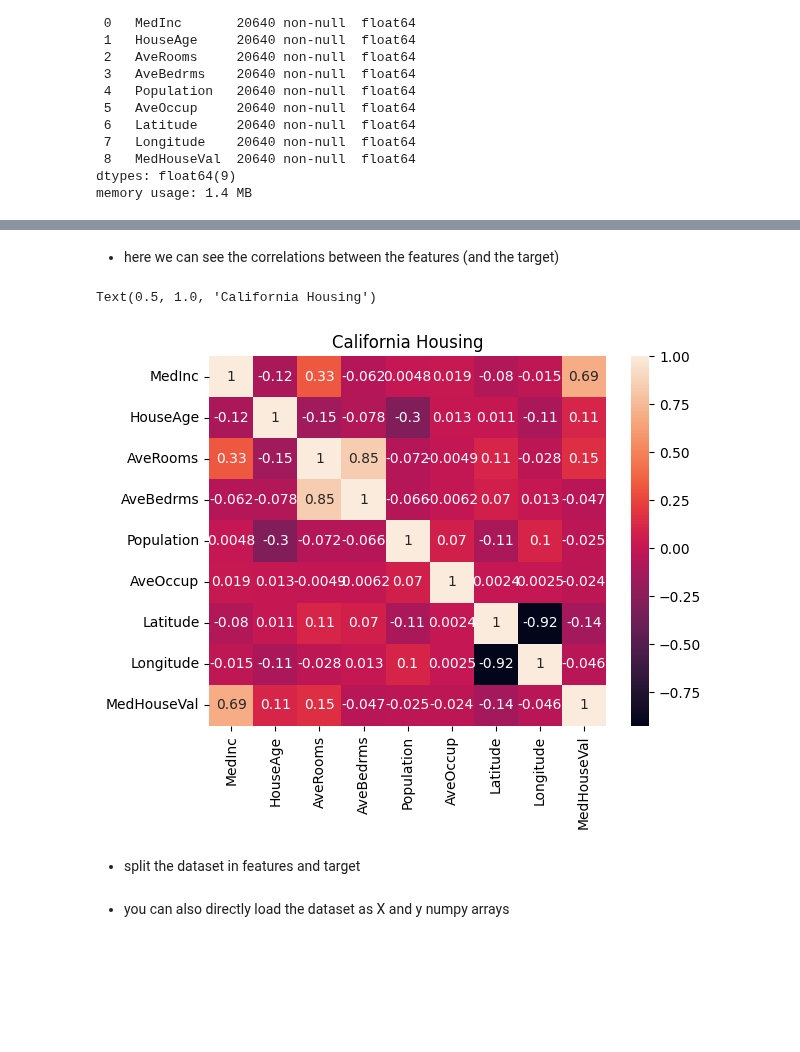
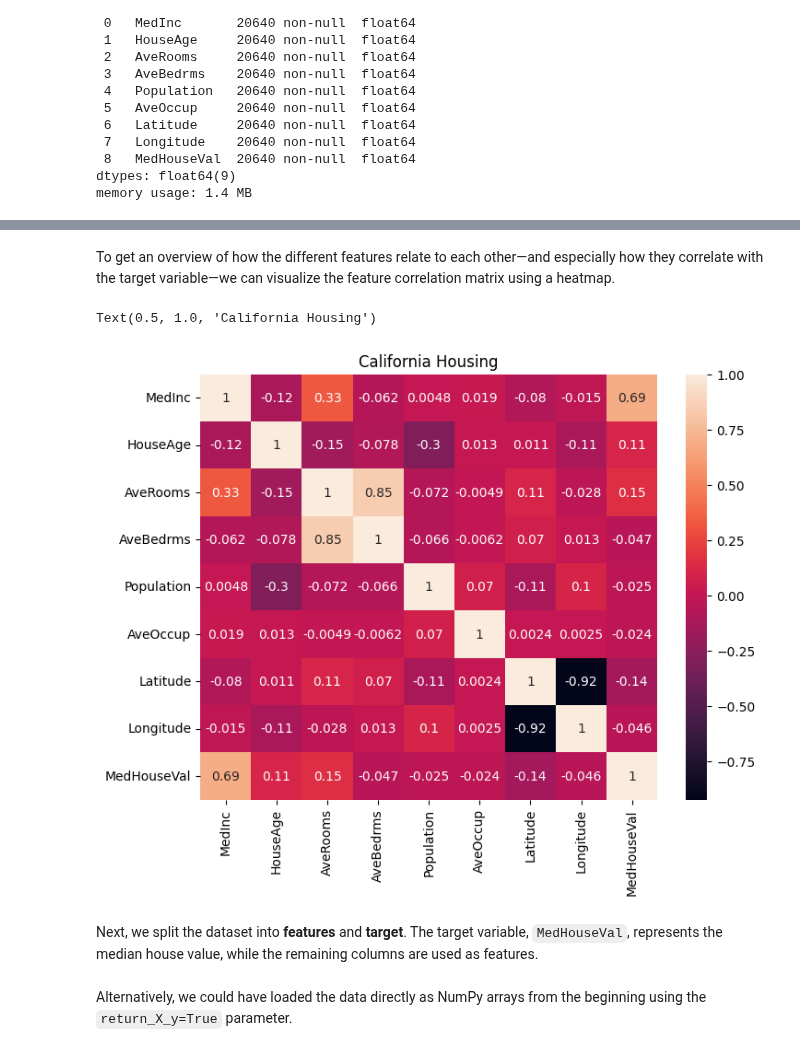
Before and after one commit to dncwood/ml-algorithms-from-scratch, a Jupyter notebook: linear_regression/linear_reg.ipynb, the cells around one changed output, grey strips where cells are left out. Cells and saved outputs as stored; diff of their text form; code cells hidden in the pictures; blank space fills up the shorter version.

```diff
--- a/linear_regression/linear_reg.ipynb
+++ b/linear_regression/linear_reg.ipynb
@@ -339,14 +338,15 @@ housing.describe()
 | 75% | 4.743250 | 37.000000 | 6.052381 | 1.099526 | 1725.000000 | 3.282261 | 37.710000 | -118.010000 | 2.647250 |
 | max | 15.000100 | 52.000000 | 141.909091 | 34.066667 | 35682.000000 | 1243.333333 | 41.950000 | -114.310000 | 5.000010 |
 # %% [markdown]
-- here we can see the correlations between the features (and the target)
+To get an overview of how the different features relate to each other—and especially how they correlate with the target variable—we can visualize the feature correlation matrix using a heatmap.
 # %%
+plt.figure(figsize=(8, 6))
 sns.heatmap(housing.corr(), annot=True).set_title('California Housing')
 # %% [output]
 Text(0.5, 1.0, 'California Housing')
-[figure, old version]
+[figure, new version]
 # %% [markdown]
-- split the dataset in features and target
+Next, we split the dataset into **features** and **target**. The target variable, `MedHouseVal`, represents the median house value, while the remaining columns are used as features.
 # %%
 X: pd.DataFrame = housing.drop("MedHouseVal", axis=1)
 y: pd.Series = housing["MedHouseVal"]
@@ -354,7 +354,7 @@ y: pd.Series = housing["MedHouseVal"]
 X: np.ndarray = X.to_numpy()
 y: np.ndarray = y.to_numpy()
 # %% [markdown]
-- you can also directly load the dataset as X and y numpy arrays
+Alternatively, we could have loaded the data directly as NumPy arrays from the beginning using the `return_X_y=True` parameter.
 # %%
 X, y = fetch_california_housing(return_X_y=True)
 # %% [markdown]
```
Also changed, not shown: parts of 19 cells of this notebook.
